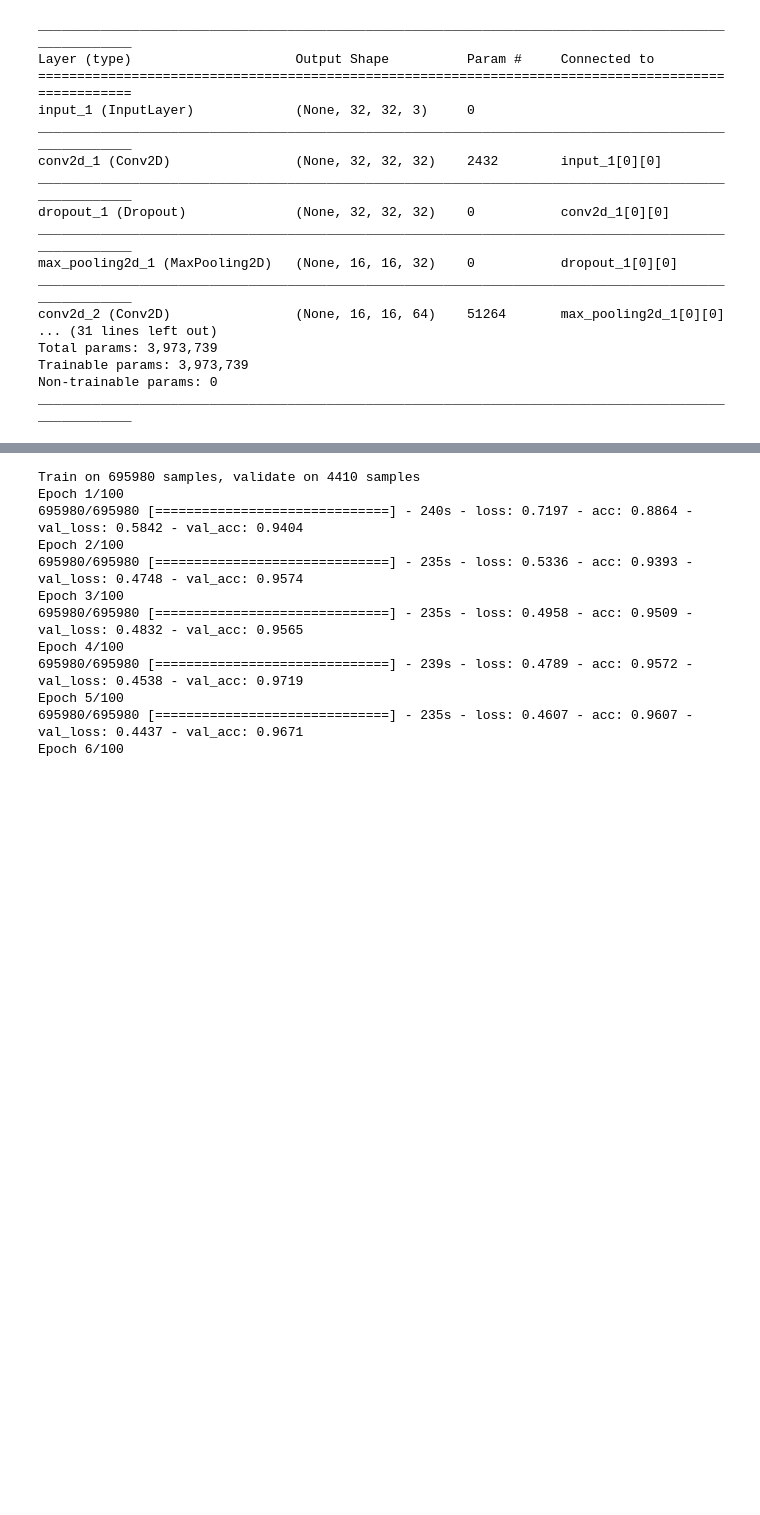
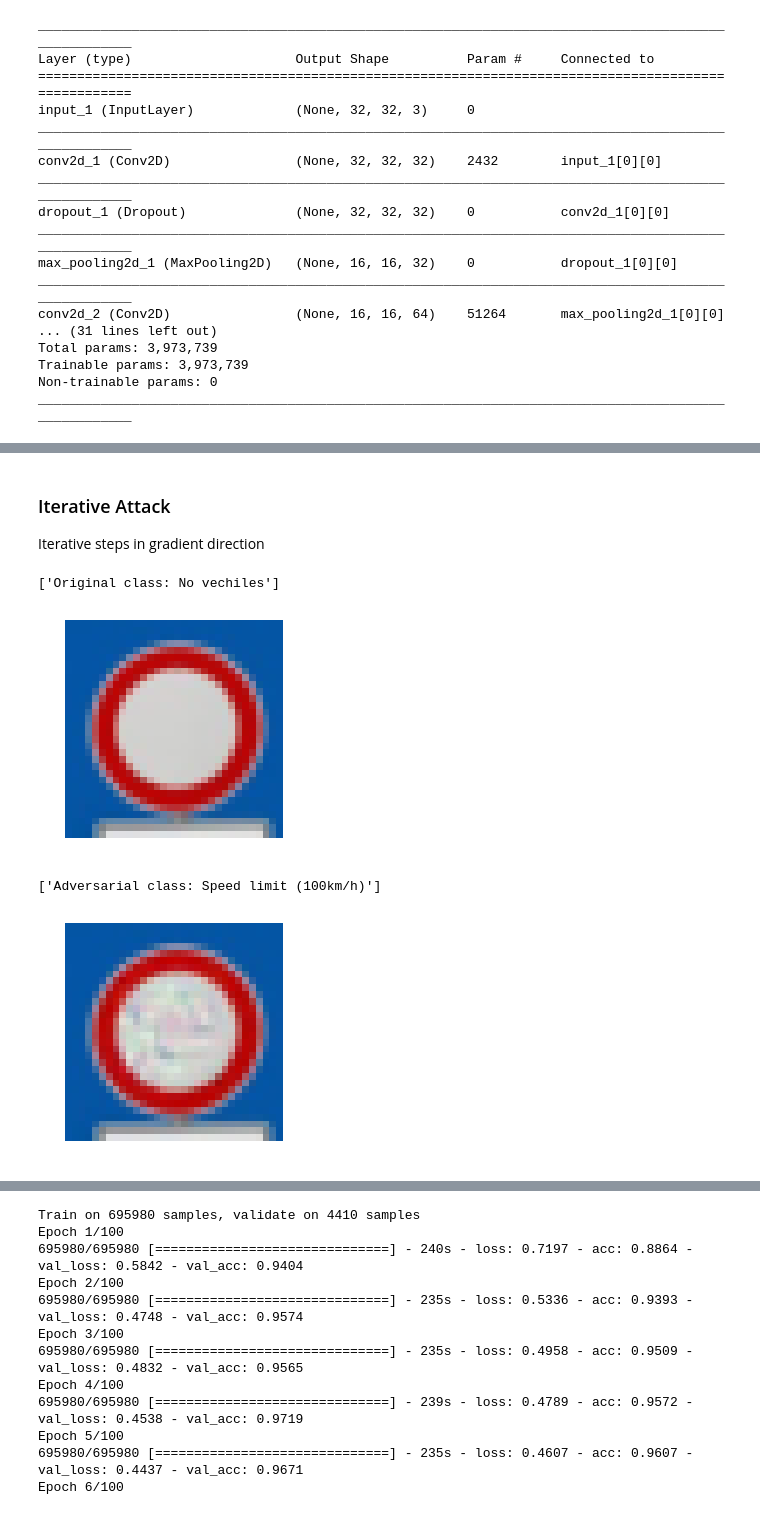
Before and after one commit to chawins/DART, a Jupyter notebook: GTSRB.ipynb, the cells around one changed output, grey strips where cells are left out. Drawn from its saved outputs; the diff is of its cells as text; code cells hidden in the pictures; blank space fills up the shorter version.

```diff
--- a/GTSRB.ipynb
+++ b/GTSRB.ipynb
@@ -453,0 +117,3 @@ x_fg.shape
+# %% [markdown]
+### Iterative Attack
+Iterative steps in gradient direction
@@ -453,0 +122,17 @@ x_fg.shape
+# %%
+im = x_ben[0]
+print "Original class: " + signnames[predict(model, im)]
+plt.imshow(im)
+plt.axis('off')
+plt.show()
+
+im = x_it[0]
+print "Adversarial class: " + signnames[predict(model, im)]
+plt.imshow(im)
+plt.axis('off')
+plt.show()
+# %% [output]
+['Original class: No vechiles']
+[figure, added]
+['Adversarial class: Speed limit (100km/h)']
+[figure, added]
```
Also changed, not shown: parts of 54 cells of this notebook, 21 other files.
